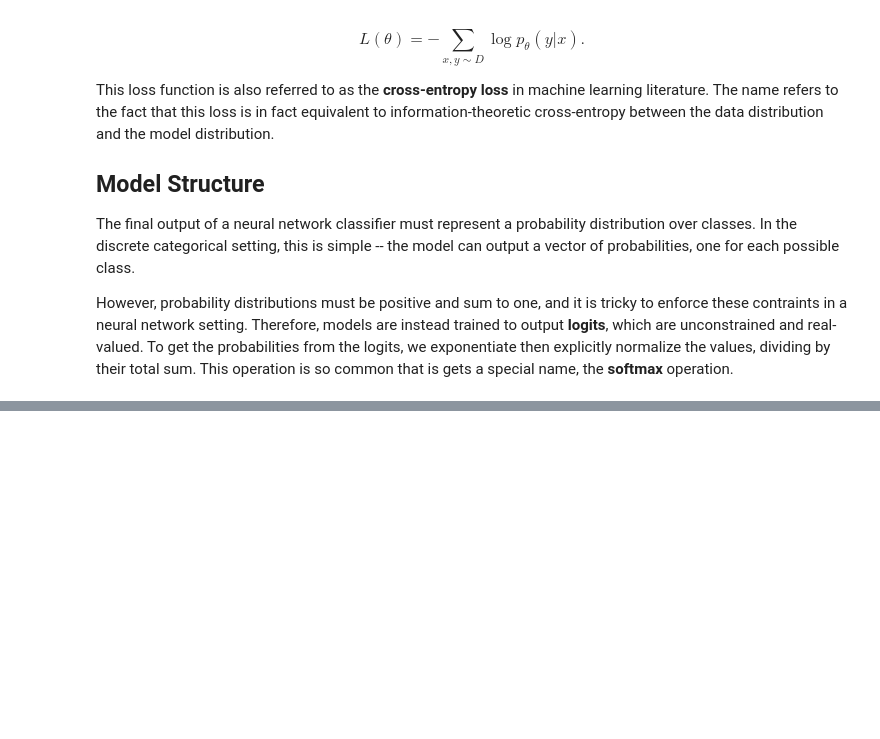
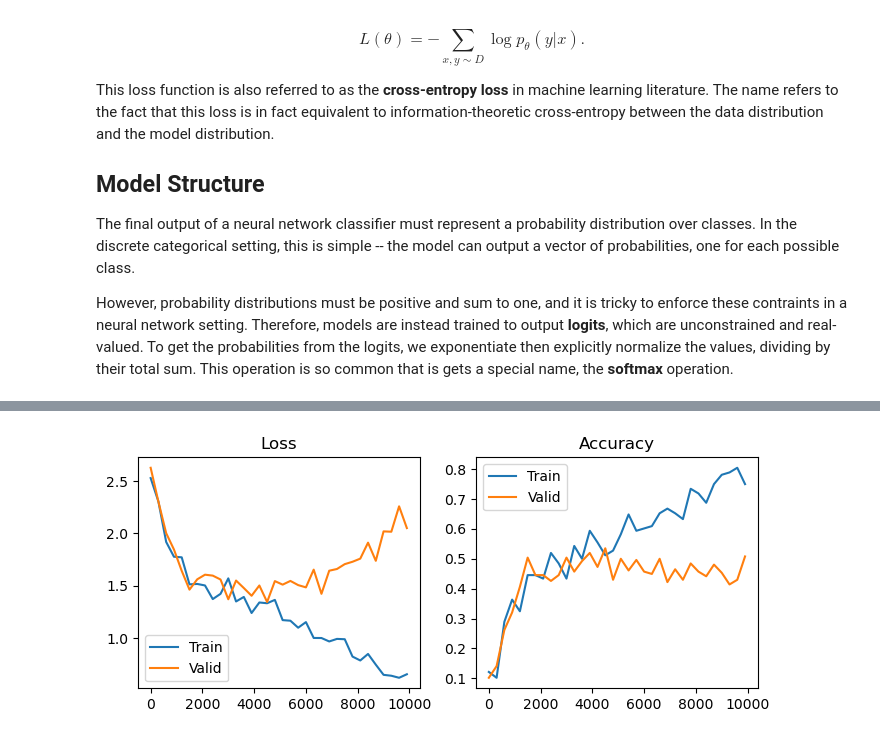
Before and after one commit to kvfrans/notes, a Jupyter notebook: 4-models/classifiers.ipynb, the cells around one changed output, grey strips where cells are left out. Saved outputs shown, nothing was run; the diff lists cells and outputs as text; code cells hidden in the pictures; blank space fills up the shorter version.

```diff
--- a/4-models/classifiers.ipynb
+++ b/4-models/classifiers.ipynb
@@ -61,0 +105,46 @@ from jaxtransformer.modalities import Patch
+# %%
+# Generic model setup code.
+model = Classifier()
+tx = optax.adam(learning_rate=1e-3)
+train_state = TrainState.create(jax.random.PRNGKey(0), model, (jnp.ones((1, 32, 32, 3)),), tx)
+
+@jax.jit
+def update_fn(train_state, batch):
+    grad_fn = jax.value_and_grad(loss_fn, has_aux=True)
+    (loss, accuracy), grad = grad_fn(train_state.params, batch[0], batch[1])
+    updates, new_opt_state = train_state.tx.update(grad, train_state.opt_state, train_state.params)
+    new_params = optax.apply_updates(train_state.params, updates)
+    new_train_state = train_state.replace(params=new_params, opt_state=new_opt_state)
+    return new_train_state, (loss, accuracy)
+
+def plot(losses, accuracies, valid_losses, valid_accuracies):
+    fig, axs = plt.subplots(1, 2, figsize=(8, 3))
+    steps = np.arange(0, len(losses) * 300, 300)
+    axs[0].plot(steps, losses, label='Train')
+    axs[0].plot(steps, valid_losses, label='Valid')
+    axs[0].legend()
+    axs[0].title.set_text('Loss')
+    axs[1].plot(steps, accuracies, label='Train')
+    axs[1].plot(steps, valid_accuracies, label='Valid')
+    axs[1].legend()
+    axs[1].title.set_text('Accuracy')
+    plt.show()
+# %%
+rng = jax.random.PRNGKey(0)
+losses, accuracies, valid_losses, valid_accuracies = [], [], [], []
+for i in range(20000):
+    rng, batch_key = jax.random.split(rng)
+    idx = jax.random.randint(batch_key, (256,), 0, len(train_images))
+    inputs, labels = train_images[idx], train_labels[idx, 0]
+    train_state, (loss, accuracy) = update_fn(train_state, (inputs, labels))
+    if i % 300 == 0:
+        valid_idx = jax.random.randint(batch_key, (256,), 0, len(valid_images))
+        inputs, labels = valid_images[valid_idx], valid_labels[valid_idx, 0]
+        valid_loss, valid_accuracy = loss_fn(train_state.params, inputs, labels)
+        losses.append(loss)
+        accuracies.append(accuracy)
+        valid_losses.append(valid_loss)
+        valid_accuracies.append(valid_accuracy)
+plot(losses, accuracies, valid_losses, valid_accuracies)
+# %% [output]
+[figure, added]
```
Also changed, not shown: parts of 15 cells of this notebook, 3 other files.
